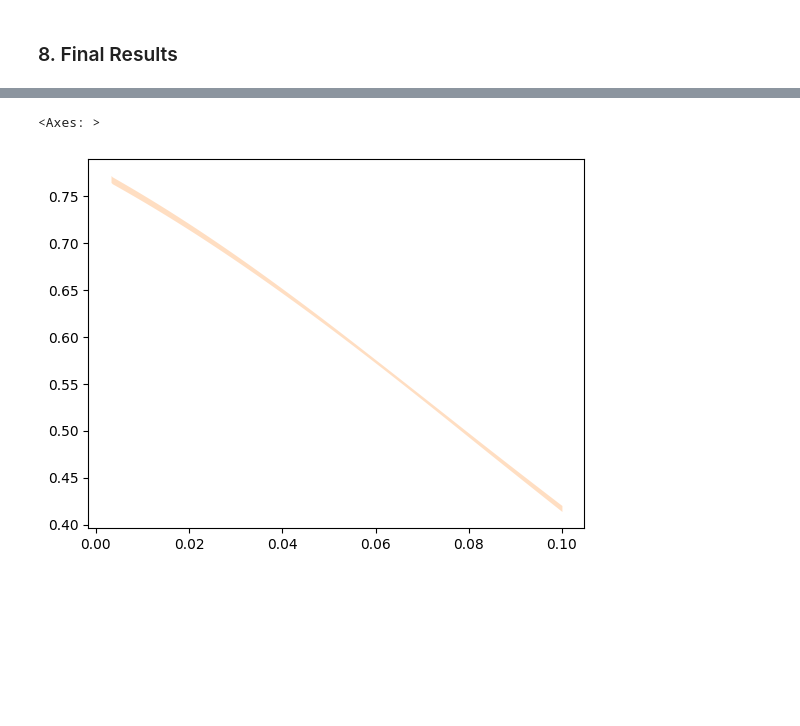
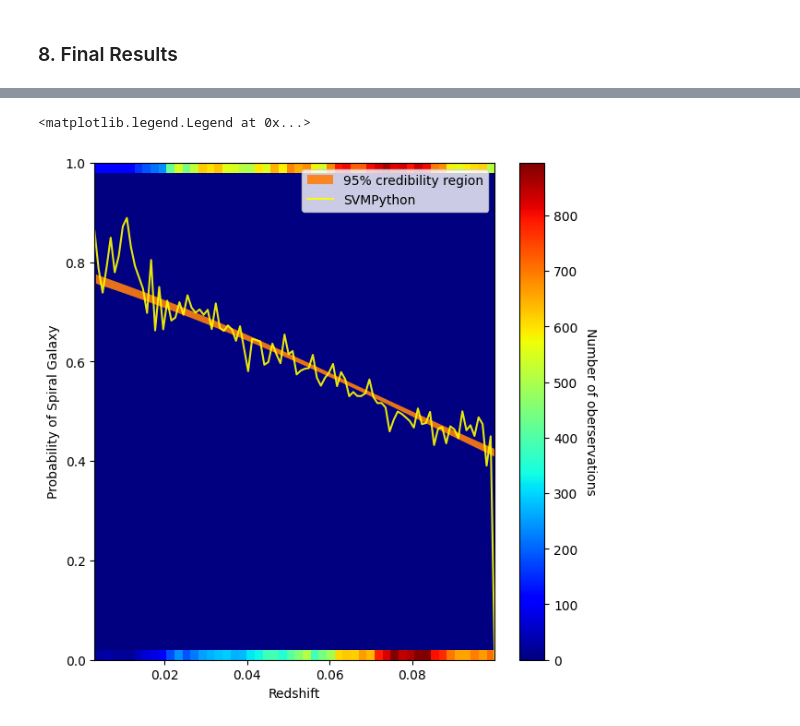
Before and after one commit to erobbtan/AST5731_PROJ2, a Jupyter notebook: Project2.ipynb, the cells around one changed output, grey strips where cells are left out. Saved outputs shown, nothing was run; the diff lists cells and outputs as text; code cells hidden in the pictures; blank space fills up the shorter version.

Commit message:
Result plot updated

```diff
--- a/Project2.ipynb
+++ b/Project2.ipynb
@@ -279,13 +271,38 @@ az.plot_posterior(idata, var_names=['beta0','beta1'], hdi_prob=.95);
-# %%
-# To Do: Plot original data (maybe some randomly sampled points since we have so many?) and Logistic regression fit line
-
-# Code for Confidence Interval:
-az.plot_hdi(x,
-    idata.posterior.theta,
-    hdi_prob=0.95,
-    fill_kwargs={"alpha": 0.25, "linewidth": 0},
-    color="C1", plot_kwargs={"label":"95% credibility region"}
-)
-# %% [output]
-<Axes: >
-[figure, removed]
+# %%
+# To Do: Plot original data (maybe some randomly sampled points since we have so many?) and Logistic regression fit line
+f, ax1 = plt.subplots(figsize=(7, 7))
+
+y = df['SVMPython']
+x = df['z']
+
+
+res = ax1.hist2d(x, y, (50, 50), cmap=plt.cm.jet)
+cbar = f.colorbar(res[3], ax = ax1)
+cbar.set_label('Number of oberservations', rotation=270, labelpad=15)
+
+# Code for Confidence Interval:
+az.plot_hdi(x,
+    idata.posterior.theta,
+    hdi_prob=0.95,
+    fill_kwargs={"alpha": 0.90, "linewidth": 0, "label":"95% credibility region"},
+    color="C1", plot_kwargs={},
+    ax = ax1
+)
+
+x=np.linspace(np.min(df["z"]),np.max(df["z"]),100)
+y1=np.zeros(100)
+for i,z in enumerate(x):
+    try:
+        y1[i]=len(df[(df["SVMPython"]==1)&(df["z"]>z)&(df["z"]<z+sep)])/len(df[(df["z"]>z)&(df["z"]<z+sep)])
+    except:
+        y1[i]=0
+
+#ax1.xlim(x[0],x[-2])
+ax1.plot(x,y1,label="SVMPython", color='yellow', alpha = .9)
+
+ax1.set_xlabel('Redshift')
+ax1.set_ylabel('Probability of Spiral Galaxy')
+ax1.legend()
+# %% [output]
+<matplotlib.legend.Legend at 0x...>
+[figure, added]
```
Also changed, not shown: parts of 9 cells of this notebook.
